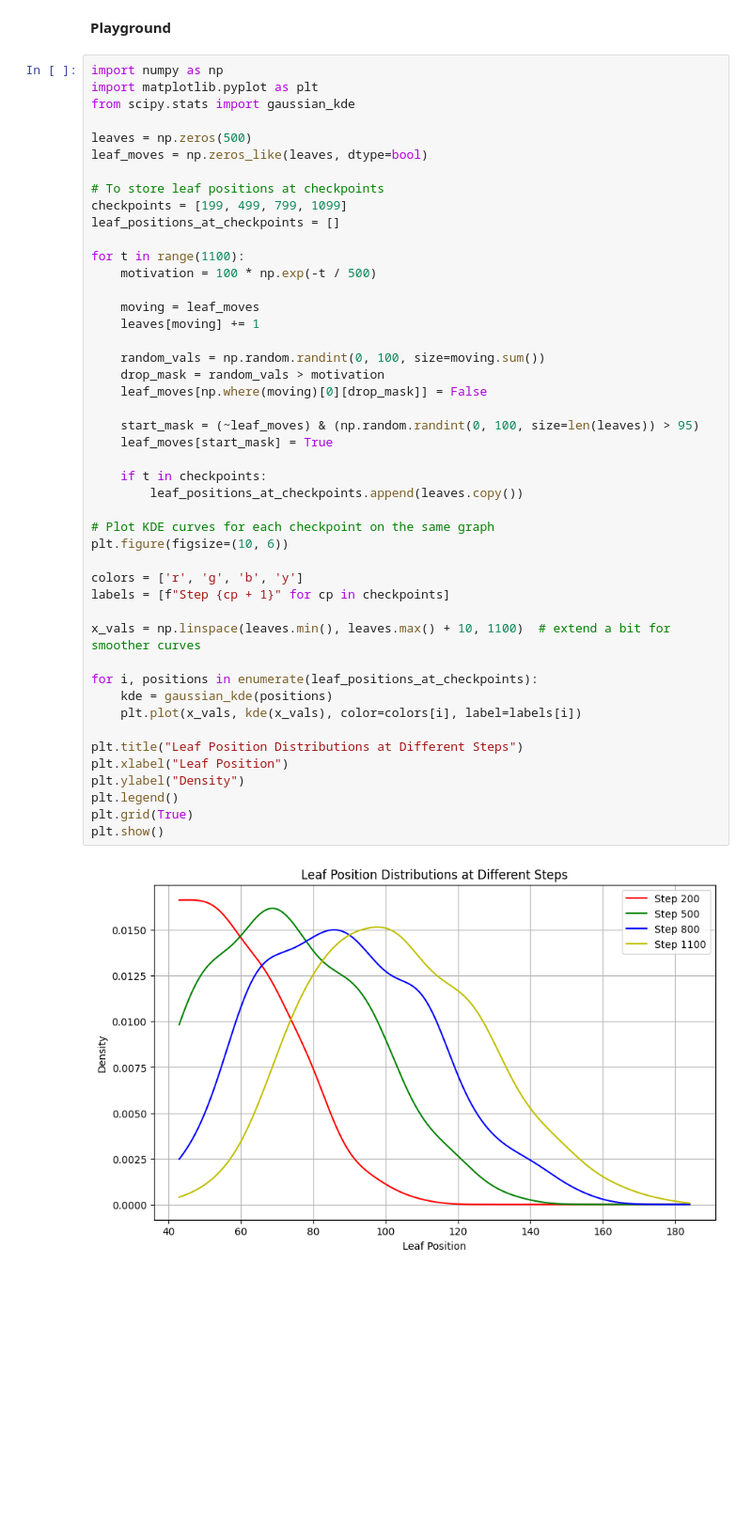
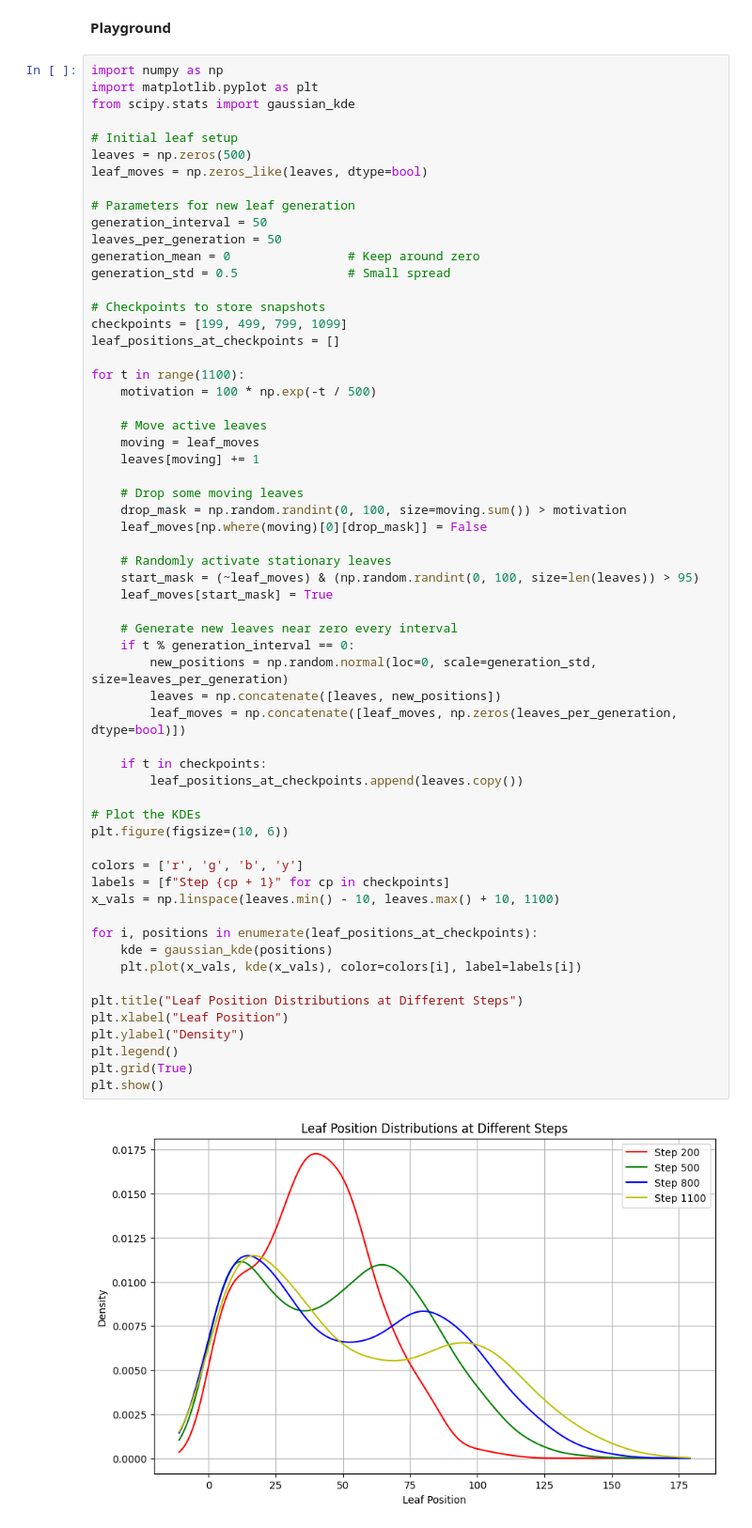
Before and after one commit to kleineidam/LeafTransport, a Jupyter notebook: ants.ipynb, the cells around one changed output. Shown: that part at 94% size. Saved outputs shown, nothing was run; the diff lists cells and outputs as text; blank space fills up the shorter version.

```diff
--- a/ants.ipynb
+++ b/ants.ipynb
@@ -74,46 +74,60 @@ import numpy as np
 import matplotlib.pyplot as plt
 from scipy.stats import gaussian_kde
 
+# Initial leaf setup
 leaves = np.zeros(500)
 leaf_moves = np.zeros_like(leaves, dtype=bool)
 
-# To store leaf positions at checkpoints
+# Parameters for new leaf generation
+generation_interval = 50
+leaves_per_generation = 50
+generation_mean = 0                # Keep around zero
+generation_std = 0.5               # Small spread
+
+# Checkpoints to store snapshots
 checkpoints = [199, 499, 799, 1099]
 leaf_positions_at_checkpoints = []
 
 for t in range(1100):
     motivation = 100 * np.exp(-t / 500)
 
+    # Move active leaves
     moving = leaf_moves
     leaves[moving] += 1
 
-    random_vals = np.random.randint(0, 100, size=moving.sum())
-    drop_mask = random_vals > motivation
+    # Drop some moving leaves
+    drop_mask = np.random.randint(0, 100, size=moving.sum()) > motivation
     leaf_moves[np.where(moving)[0][drop_mask]] = False
 
+    # Randomly activate stationary leaves
     start_mask = (~leaf_moves) & (np.random.randint(0, 100, size=len(leaves)) > 95)
     leaf_moves[start_mask] = True
+
+    # Generate new leaves near zero every interval
+    if t % generation_interval == 0:
+        new_positions = np.random.normal(loc=0, scale=generation_std, size=leaves_per_generation)
+        leaves = np.concatenate([leaves, new_positions])
+        leaf_moves = np.concatenate([leaf_moves, np.zeros(leaves_per_generation, dtype=bool)])
 
     if t in checkpoints:
         leaf_positions_at_checkpoints.append(leaves.copy())
 
-# Plot KDE curves for each checkpoint on the same graph
+# Plot the KDEs
 plt.figure(figsize=(10, 6))
 
 colors = ['r', 'g', 'b', 'y']
 labels = [f"Step {cp + 1}" for cp in checkpoints]
-
-x_vals = np.linspace(leaves.min(), leaves.max() + 10, 1100)  # extend a bit for smoother curves
+x_vals = np.linspace(leaves.min() - 10, leaves.max() + 10, 1100)
 
 for i, positions in enumerate(leaf_positions_at_checkpoints):
     kde = gaussian_kde(positions)
     plt.plot(x_vals, kde(x_vals), color=colors[i], label=labels[i])
 
 plt.title("Leaf Position Distributions at Different Steps")
 plt.xlabel("Leaf Position")
 plt.ylabel("Density")
 plt.legend()
 plt.grid(True)
 plt.show()
 # %% [output]
-[figure, old version]
+[figure, new version]
```
Also changed, not shown: parts of 1 cell of this notebook.
